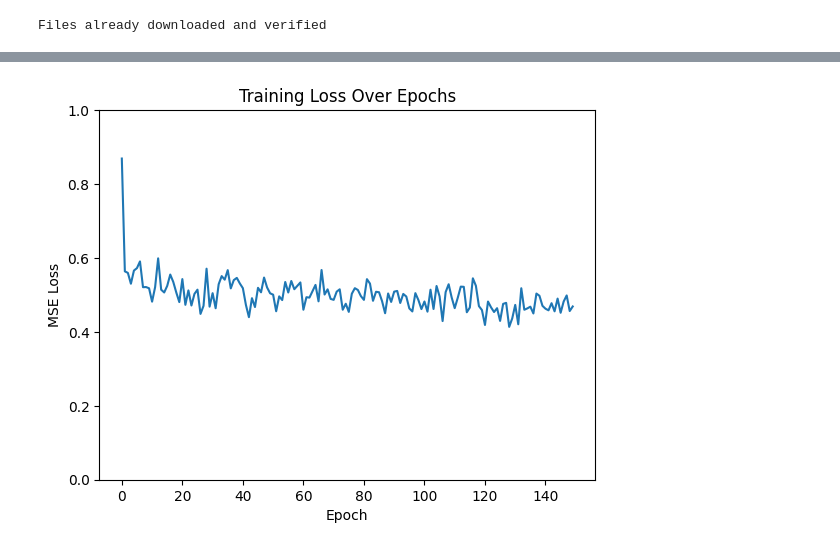
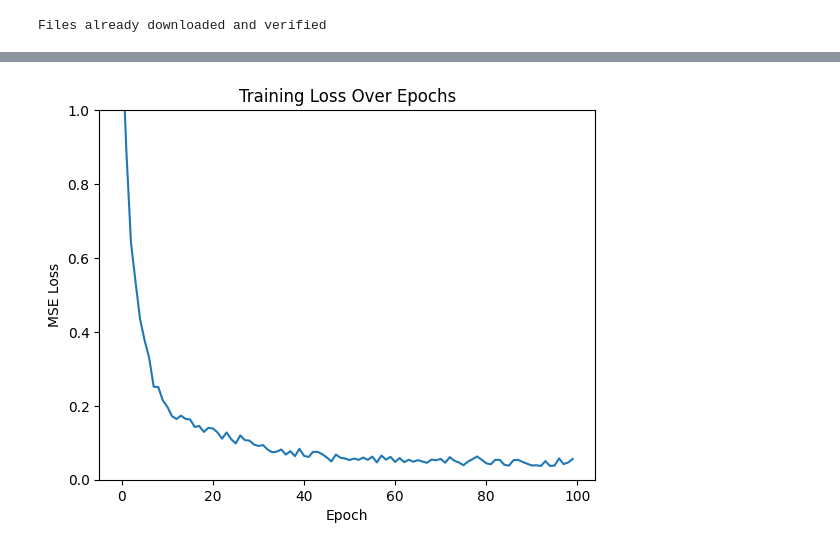
Before and after one commit to patrick-lindemann/ddpm, a Jupyter notebook: scheduler-test.ipynb, the cells around one changed output, grey strips where cells are left out. Cells and saved outputs as stored; diff of their text form; code cells hidden in the pictures.

```diff
--- a/scheduler-test.ipynb
+++ b/scheduler-test.ipynb
@@ -22,12 +14,12 @@ https://lilianweng.github.io/posts/2021-07-11-diffusion-models/
 # %%
 # Dataloader (you can mess with batch size)
-BATCH_SIZE = 32
+BATCH_SIZE = 128
 
 # How many runs through the data should we do?
-NO_EPOCHS = 150
+NO_EPOCHS = 100
 
 # How time steps for scheduler?
-TIME_STEPS = 100
+TIME_STEPS = 300
 
 # Noise Variance
 BETAS = torch.linspace(0.0001, 0.02, TIME_STEPS)
@@ -35,7 +27,6 @@ BETAS = torch.linspace(0.0001, 0.02, TIME_STEPS)
 # Transformations
 transform_pipelines = transforms.Compose(
     [
-        # transforms.CenterCrop(178),
         transforms.Resize((32, 32)),
         transforms.ToTensor(),  # (3,W,H)
         transforms.Lambda(lambda t: (t * 2) - 1),
@@ -178,7 +209,7 @@ display_noisy_images(images, nrow=3)
 img = images[0]
 
 # Create the network
-model = BasicUNet(in_channels=3, out_channels=3)
+model = CNN_with_Unet()
 model.to(device)
 
 loss_fn = nn.MSELoss()
@@ -196,23 +227,19 @@ for epoch in tqdm(range(NO_EPOCHS)):
         x_0=img_batch, t=t, betas=BETAS, device=device
     )
 
-    batch_loss = 0
+    predicted_noise_batch = model(img_batch_noisy)
 
-    for img_noisy, noise in zip(img_batch_noisy, noise_batch):
-        predicted_noise = model(img_noisy)
+    loss = loss_fn(predicted_noise_batch, noise_batch)
+    batch_loss = loss.item()
 
-        loss = loss_fn(predicted_noise, noise)
-        batch_loss += loss.item()
+    opt.zero_grad()
+    loss.backward()
+    opt.step()
 
-        opt.zero_grad()
-        loss.backward()
-        opt.step()
-
-    batch_loss /= BATCH_SIZE
     losses.append(batch_loss)
 
     # Print our the average of the loss values for this epoch:
-    if epoch + 1 % 50 == 0:
+    if (epoch + 1) % 50 == 0:
         print(f"Finished epoch {epoch}. Average loss for this epoch: {batch_loss:05f}")
 
 
@@ -233,4 +262,4 @@ plt.show()
-[figure, old version]
+[figure, new version]
 # %%
 t = torch.randint(0, TIME_STEPS, (1,)).long()
 img_noisy, noise = noise_scheduler(x_0=img, t=t, betas=BETAS, device=device)
```
Also changed, not shown: parts of 9 cells of this notebook, 1 other file.
